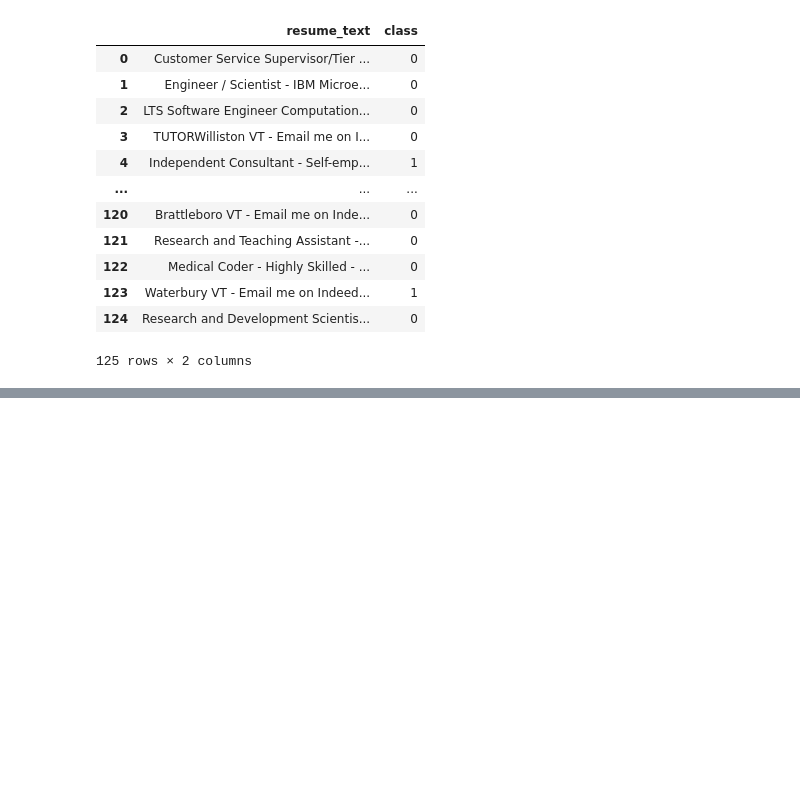
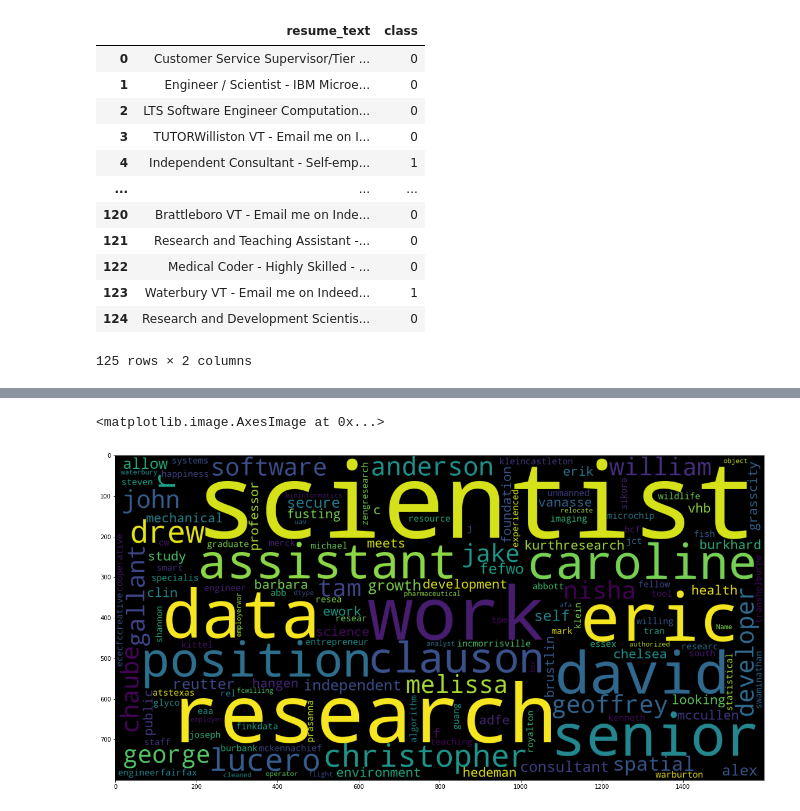
Before and after one commit to geethika1129/Resume-Selection, a Jupyter notebook: selection.ipynb, the cells around one changed output, grey strips where cells are left out. Saved outputs shown, nothing was run; the diff lists cells and outputs as text; code cells hidden in the pictures; blank space fills up the shorter version.

```diff
--- a/selection.ipynb
+++ b/selection.ipynb
@@ -117,0 +185,8 @@ df
+# %%
+%matplotlib inline
+plt.figure(figsize = (20, 20))
+wc = WordCloud(max_words = 2000, width = 1600, height = 800, stopwords = stop_words).generate(str(df[df['class']==1].cleaned))
+plt.imshow(wc)
+# %% [output]
+<matplotlib.image.AxesImage at 0x...>
+[figure, added]
```
Also changed, not shown: parts of 10 cells of this notebook.
